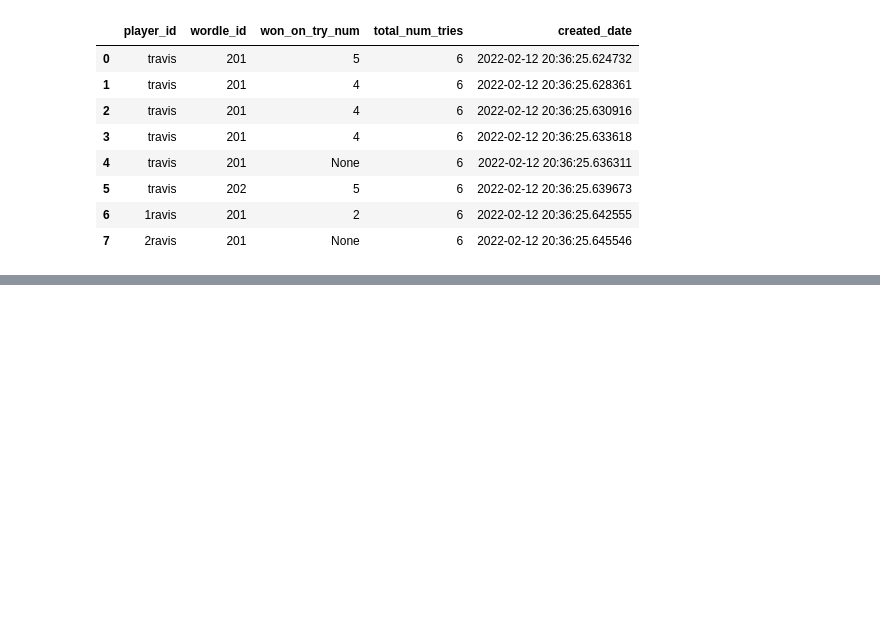
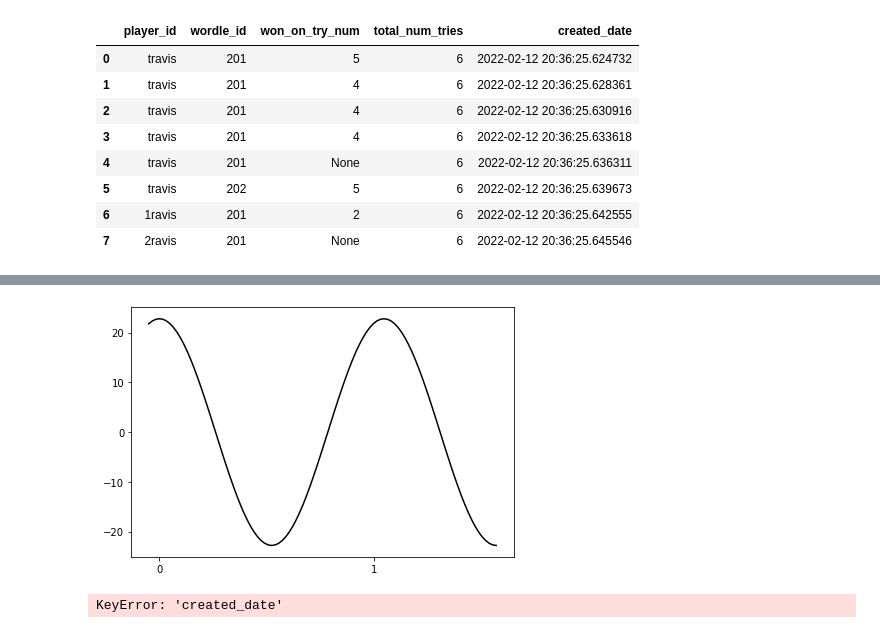
Before and after one commit to baksha-apps/discord-wordle-stats, a Jupyter notebook: Playground.ipynb, the cells around one changed output, grey strips where cells are left out. Drawn from its saved outputs; the diff is of its cells as text; code cells hidden in the pictures; blank space fills up the shorter version.

```diff
--- a/Playground.ipynb
+++ b/Playground.ipynb
@@ -77,0 +83,13 @@ df.wordle_id.mode()[0]
+# %%
+# Plot anything (note the non-integer min-max values)...
+x = np.linspace(-0.1, np.pi, 100)
+plt.plot(0.5 * x, 22.8 * np.cos(3 * x), color='black')
+
+# use axis={'both', 'x', 'y'} to choose axis
+plt.locator_params(axis="both", integer=True, tight=True)
+
+# Just for appearance's sake
+plt.margins(0.05)
+plt.tight_layout()
+# %% [output]
+[figure, added]
@@ -77,0 +100,12 @@ df.wordle_id.mode()[0]
+# %%
+kw = lambda x: x.isocalendar()[1];
+kw_year = lambda x: str(x.year) + ' - ' + str(x.isocalendar()[1])
+grouped = df.groupby([df['created_date'].map(kw_year), 'player_id'], sort=False, as_index=False).agg({'won_on_try_num': 'sum'})
+A = grouped.pivot(index='created_date', columns='player_id', values='amount').fillna(0).reset_index()
+
+ticks = A.date.values.tolist()
+del A['created_date']
+ax = A.plot(kind='bar')
+ax.set_xticklabels(ticks)
+# %% [output]
+KeyError: 'created_date'
```
Also changed, not shown: parts of 4 cells of this notebook, 4 other files.
